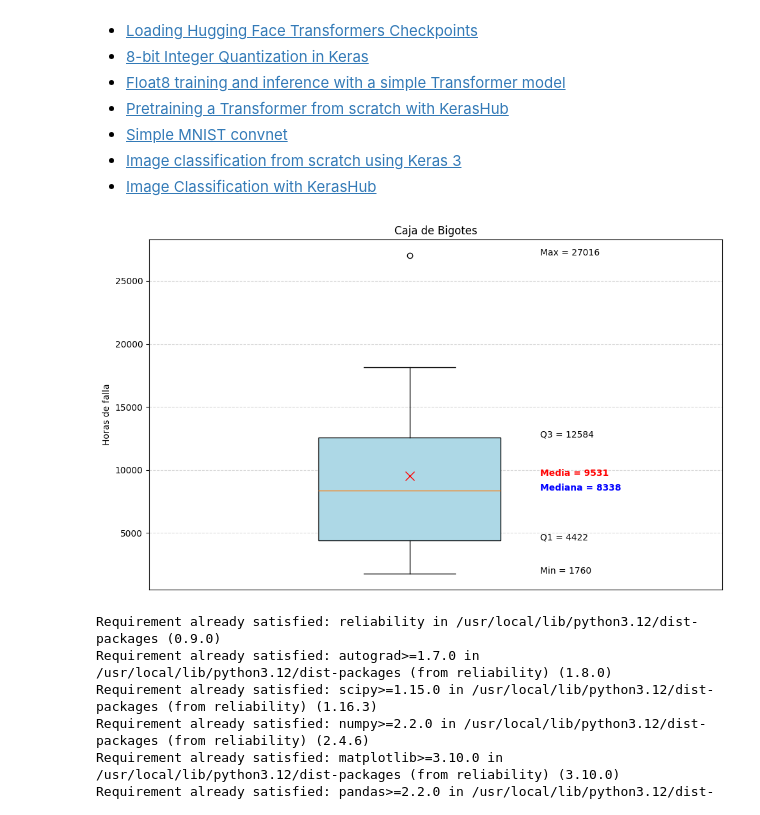
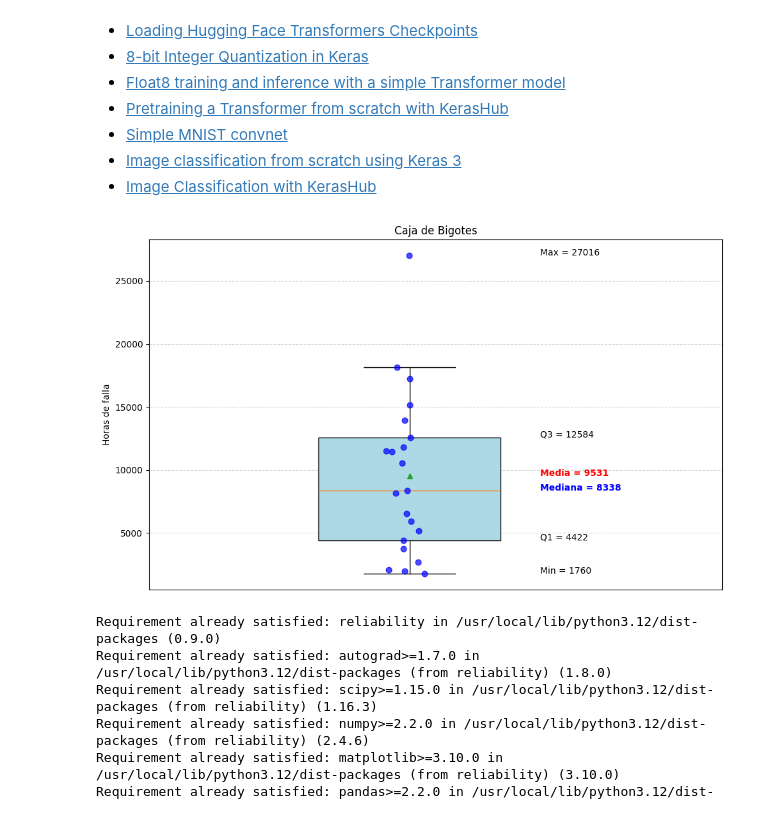
Before and after one commit to JorgePeje/test-python-utec, a Jupyter notebook: ValvuladeaguaCajayWeibull.ipynb, the cells around one changed output. Cells and saved outputs as stored; diff of their text form; code cells hidden in the pictures.

```diff
--- a/ValvuladeaguaCajayWeibull.ipynb
+++ b/ValvuladeaguaCajayWeibull.ipynb
@@ -153,16 +153,37 @@ bp = ax.boxplot(
     datos,
     patch_artist=True,
     widths=0.35,
-    showfliers=True,
+    showfliers=False,
     showmeans=True,
-    meanprops={
-        'marker': 'x',
-        'markeredgecolor': 'red',
-        'markersize': 10
-    }
+#    meanprops={
+#        'marker': 'x',
+#        'markeredgecolor': 'red',
+#        'markersize': 10
+#    }
 )
 
 bp['boxes'][0].set_facecolor('lightblue')
+
+# ========================================
+# Graficar los datos individuales como puntos
+# ========================================
+
+# Posición horizontal de los puntos (centrados en x=1)
+x_puntos = np.random.normal(1, 0.02, size=len(datos))
+
+ax.scatter(
+    x_puntos,
+    datos,
+    color='blue',
+    s=40,
+    alpha=0.7,
+    zorder=3,
+    label='Datos'
+)
+
+
+
+
 
 # Estadísticos
 minimo = np.min(datos)
@@ -206,34 +227,34 @@ ax.text(x, maximo,
 
 # Identificación de outliers (criterio de Tukey)
 IQR = q3 - q1
 limite_inf = q1 - 1.5 * IQR
 limite_sup = q3 + 1.5 * IQR
 
 outliers = [valor for valor in datos
              if valor < limite_inf or valor > limite_sup]
 
 # Etiquetar outliers
 #for valor in outliers:
 #    ax.text(
 #        0.95,
 #        valor,
 #        str(int(valor)),
 #        color='red',
 #        fontsize=10
 #    )
 
 # Dar espacio para las etiquetas
 ax.set_xlim(0.5, 1.6)
 
 ax.set_title('Caja de Bigotes')
 ax.set_ylabel('Horas de falla')
 ax.set_xticks([])
 ax.grid(axis='y', linestyle='--', alpha=0.5)
 
 plt.tight_layout()
 plt.show()
 # %% [output]
-[figure, old version]
+[figure, new version]
 # %%
 pip install reliability
 # %% [output]
```
